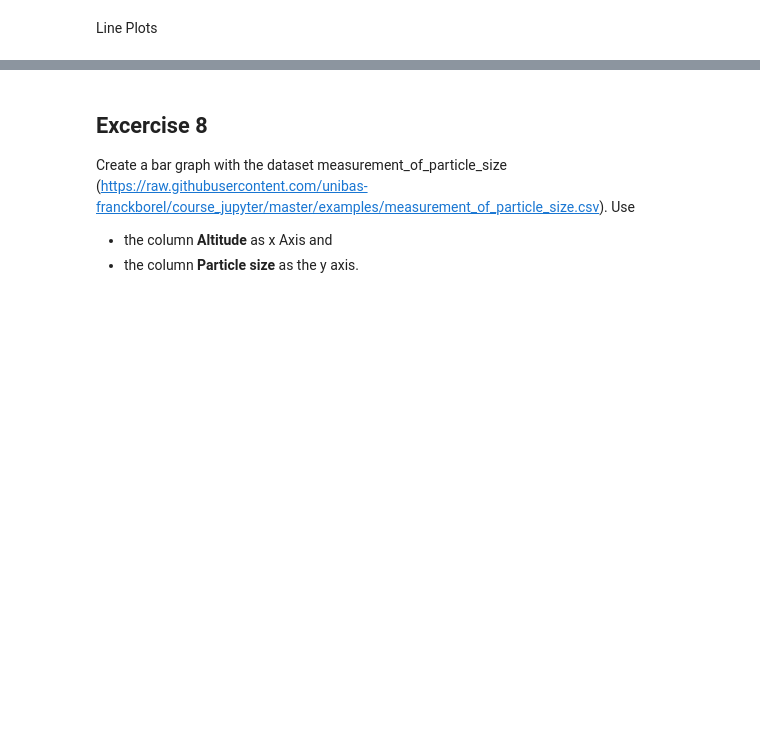
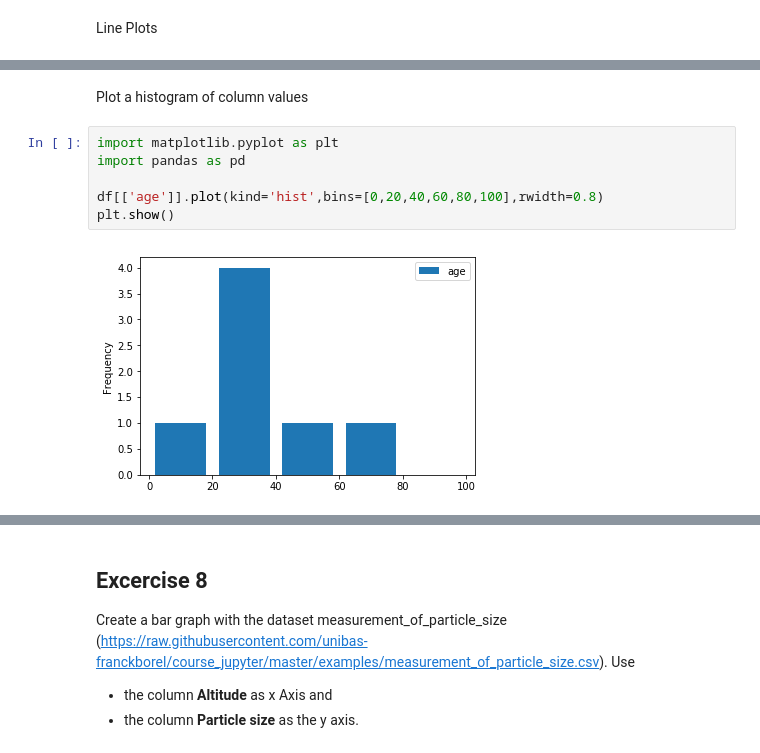
Before and after one commit to natriumoxid/course_jupyter, a Jupyter notebook: introduction_to_ipython_with_solutions.ipynb, the cells around one changed output, grey strips where cells are left out. Drawn from its saved outputs; the diff is of its cells as text; blank space fills up the shorter version.

```diff
--- a/introduction_to_ipython_with_solutions.ipynb
+++ b/introduction_to_ipython_with_solutions.ipynb
@@ -649,0 +604,10 @@ plt.show()
+# %% [markdown]
+Plot a histogram of column values
+# %%
+import matplotlib.pyplot as plt
+import pandas as pd
+
+df[['age']].plot(kind='hist',bins=[0,20,40,60,80,100],rwidth=0.8)
+plt.show()
+# %% [output]
+[figure, added]
```
Also changed, not shown: parts of 19 cells of this notebook.
